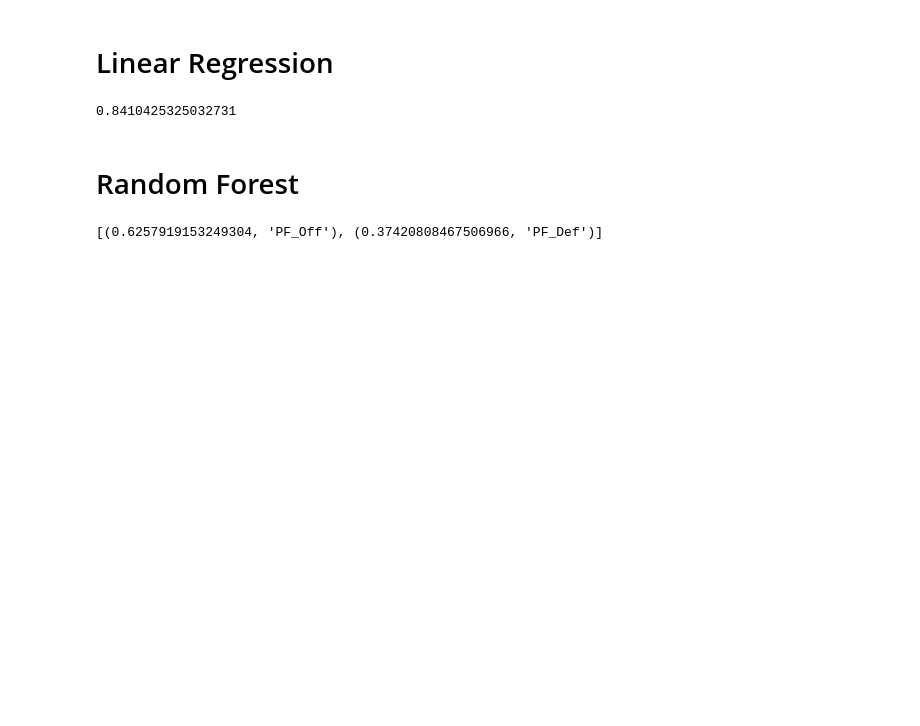
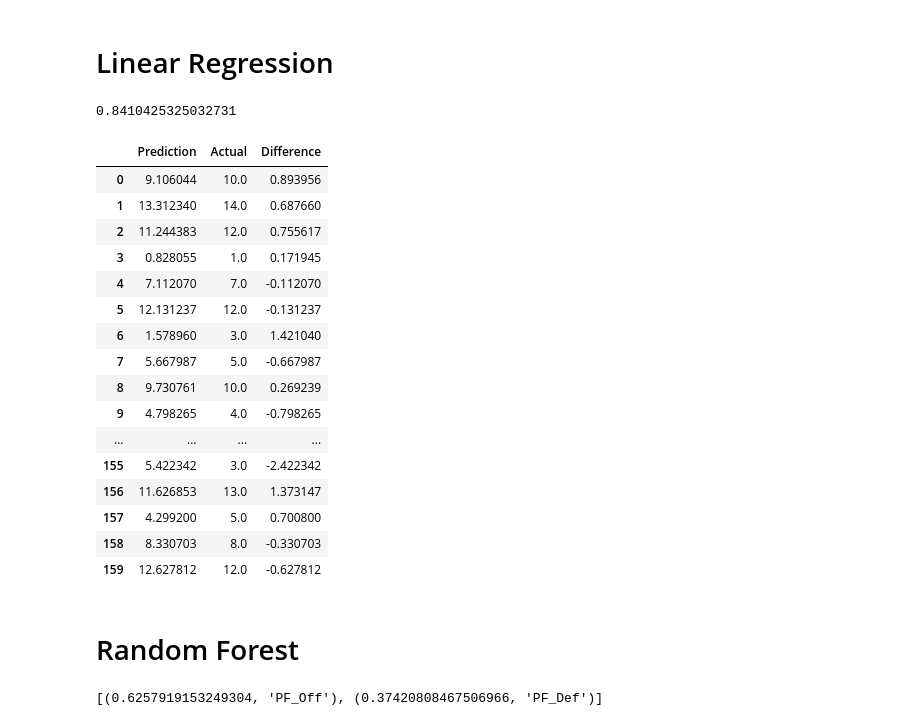
Before and after one commit to BryanWilsonRU/Final_Project, a Jupyter notebook: notebooks/preprocessing.ipynb, the cells around one changed output. Cells and saved outputs as stored; diff of their text form; code cells hidden in the pictures; blank space fills up the shorter version.

```diff
--- a/notebooks/preprocessing.ipynb
+++ b/notebooks/preprocessing.ipynb
@@ -122,6 +124,27 @@ regressor.fit(x_train, y_train)
 regressor.score(x_test, y_test)
 # %% [output]
 0.8410425325032731
+# %%
+y_pred = regressor.predict(x_test)
+pd.DataFrame({"Prediction": y_pred * 16, "Actual":y_test * 16, "Difference": (y_test - y_pred) * 16})
+# %% [output]
+|  | Prediction | Actual | Difference |
+| 0 | 9.106044 | 10.0 | 0.893956 |
+| 1 | 13.312340 | 14.0 | 0.687660 |
+| 2 | 11.244383 | 12.0 | 0.755617 |
+| 3 | 0.828055 | 1.0 | 0.171945 |
+| 4 | 7.112070 | 7.0 | -0.112070 |
+| 5 | 12.131237 | 12.0 | -0.131237 |
+| 6 | 1.578960 | 3.0 | 1.421040 |
+| 7 | 5.667987 | 5.0 | -0.667987 |
+| 8 | 9.730761 | 10.0 | 0.269239 |
+| 9 | 4.798265 | 4.0 | -0.798265 |
+| ... | ... | ... | ... |
+| 155 | 5.422342 | 3.0 | -2.422342 |
+| 156 | 11.626853 | 13.0 | 1.373147 |
+| 157 | 4.299200 | 5.0 | 0.700800 |
+| 158 | 8.330703 | 8.0 | -0.330703 |
+| 159 | 12.627812 | 12.0 | -0.627812 |
 # %% [markdown]
 # Random Forest
 # %%
```
Also changed, not shown: parts of 10 cells of this notebook.
